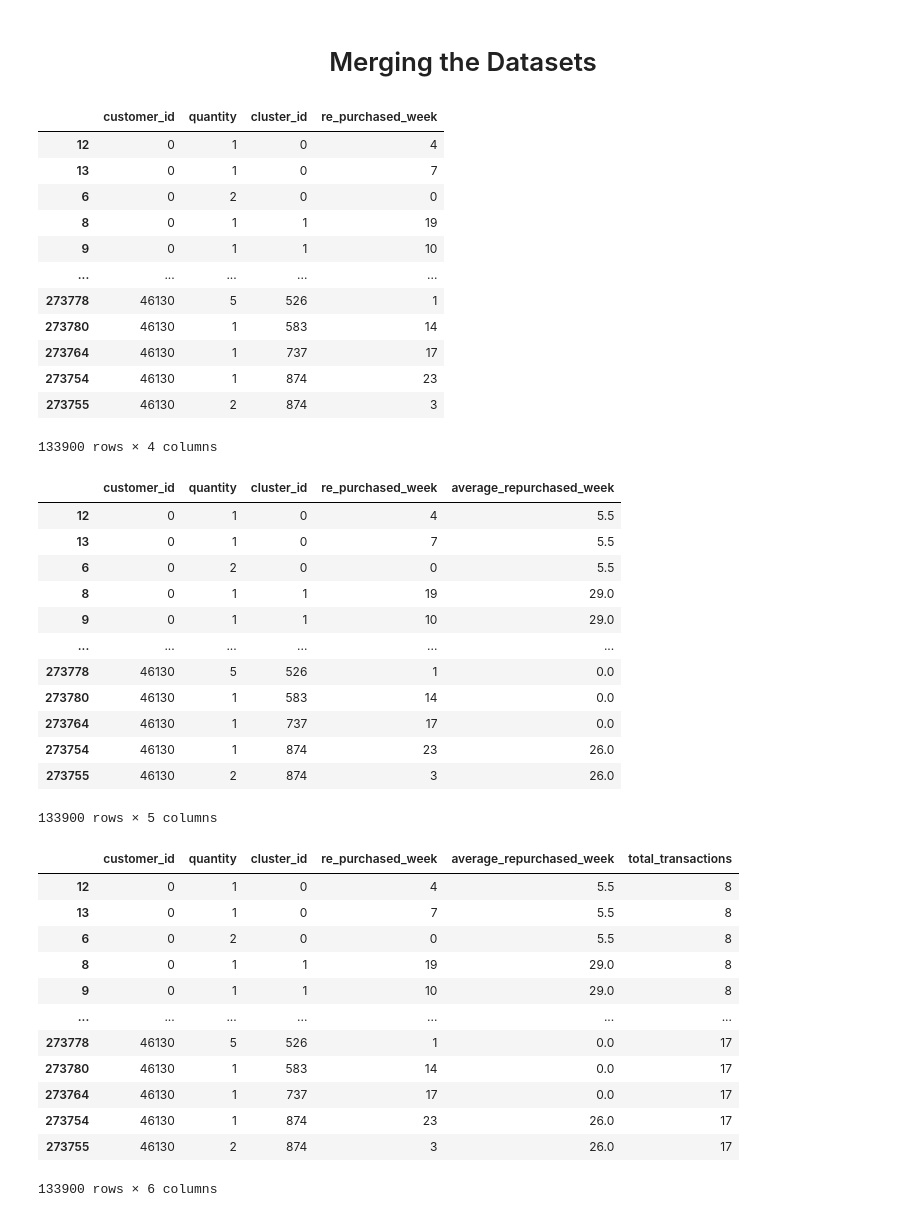
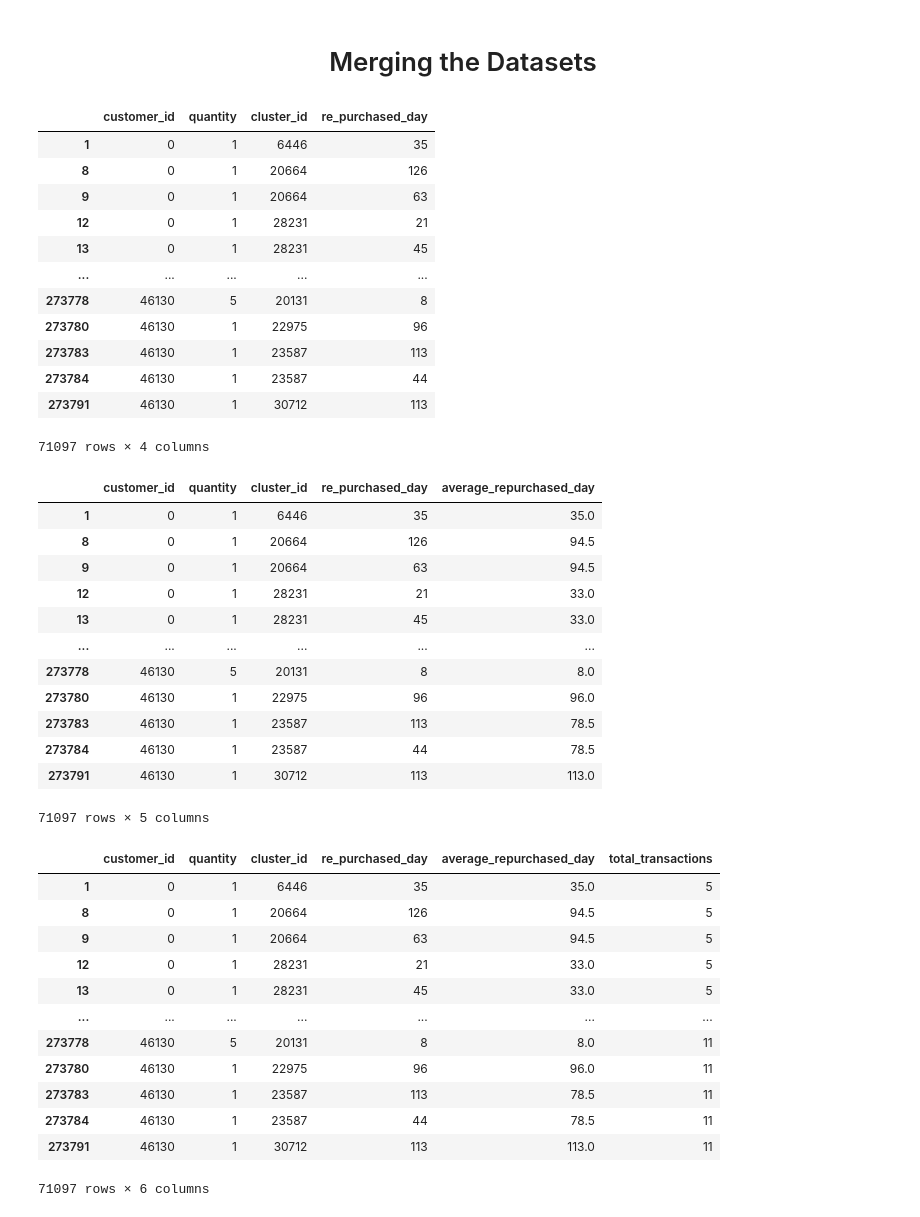
Before and after one commit to anildervis/YZV311_2425_150210307_150220344, a Jupyter notebook: data_analysis.ipynb, the cells around one changed output. Cells and saved outputs as stored; diff of their text form; code cells hidden in the pictures.

```diff
--- a/data_analysis.ipynb
+++ b/data_analysis.ipynb
@@ -295,5 +177,5 @@ merged_df
 273793 rows × 5 columns
 # %%
-merged_df['re_purchased_week'] = ((1 + (merged_df['next_purchase_date'] - merged_df['purchase_date']).dt.days / 7) / merged_df['quantity']).fillna(0).astype(int)
+merged_df['re_purchased_day'] = (((merged_df['next_purchase_date'] - merged_df['purchase_date']).dt.days) / merged_df['quantity']).fillna(0).astype(int)
 merged_df.head()
 # %% [output]
@@ -397,57 +296,57 @@ final_df.describe()
 # %%
 new_df
 # %% [output]
-|  | customer_id | quantity | cluster_id | re_purchased_week |
-| 12 | 0 | 1 | 0 | 4 |
-| 13 | 0 | 1 | 0 | 7 |
-| 6 | 0 | 2 | 0 | 0 |
-| 8 | 0 | 1 | 1 | 19 |
-| 9 | 0 | 1 | 1 | 10 |
+|  | customer_id | quantity | cluster_id | re_purchased_day |
+| 1 | 0 | 1 | 6446 | 35 |
+| 8 | 0 | 1 | 20664 | 126 |
+| 9 | 0 | 1 | 20664 | 63 |
+| 12 | 0 | 1 | 28231 | 21 |
+| 13 | 0 | 1 | 28231 | 45 |
 | ... | ... | ... | ... | ... |
-| 273778 | 46130 | 5 | 526 | 1 |
-| 273780 | 46130 | 1 | 583 | 14 |
-| 273764 | 46130 | 1 | 737 | 17 |
-| 273754 | 46130 | 1 | 874 | 23 |
-| 273755 | 46130 | 2 | 874 | 3 |
+| 273778 | 46130 | 5 | 20131 | 8 |
+| 273780 | 46130 | 1 | 22975 | 96 |
+| 273783 | 46130 | 1 | 23587 | 113 |
+| 273784 | 46130 | 1 | 23587 | 44 |
+| 273791 | 46130 | 1 | 30712 | 113 |
-133900 rows × 4 columns
+71097 rows × 4 columns
 # %%
-average_repurchased_week = new_df.groupby(['customer_id', 'cluster_id'])['re_purchased_week'].transform(lambda x: x.sum() / (len(x) - 1) if len(x) > 1 else 0)
+average_repurchased_day = new_df.groupby(['customer_id', 'cluster_id'])['re_purchased_day'].transform('mean')
 
-# Adding a new column for average_repurchased_week
-new_df['average_repurchased_week'] = average_repurchased_week
+# Adding a new column for average_repurchased_day
+new_df['average_repurchased_day'] = average_repurchased_day
 
 new_df
 # %% [output]
-|  | customer_id | quantity | cluster_id | re_purchased_week | average_repurchased_week |
-| 12 | 0 | 1 | 0 | 4 | 5.5 |
-| 13 | 0 | 1 | 0 | 7 | 5.5 |
-| 6 | 0 | 2 | 0 | 0 | 5.5 |
-| 8 | 0 | 1 | 1 | 19 | 29.0 |
-| 9 | 0 | 1 | 1 | 10 | 29.0 |
+|  | customer_id | quantity | cluster_id | re_purchased_day | average_repurchased_day |
+| 1 | 0 | 1 | 6446 | 35 | 35.0 |
+| 8 | 0 | 1 | 20664 | 126 | 94.5 |
+| 9 | 0 | 1 | 20664 | 63 | 94.5 |
+| 12 | 0 | 1 | 28231 | 21 | 33.0 |
+| 13 | 0 | 1 | 28231 | 45 | 33.0 |
 | ... | ... | ... | ... | ... | ... |
-| 273778 | 46130 | 5 | 526 | 1 | 0.0 |
-| 273780 | 46130 | 1 | 583 | 14 | 0.0 |
-| 273764 | 46130 | 1 | 737 | 17 | 0.0 |
-| 273754 | 46130 | 1 | 874 | 23 | 26.0 |
-| 273755 | 46130 | 2 | 874 | 3 | 26.0 |
+| 273778 | 46130 | 5 | 20131 | 8 | 8.0 |
+| 273780 | 46130 | 1 | 22975 | 96 | 96.0 |
+| 273783 | 46130 | 1 | 23587 | 113 | 78.5 |
+| 273784 | 46130 | 1 | 23587 | 44 | 78.5 |
+| 273791 | 46130 | 1 | 30712 | 113 | 113.0 |
-133900 rows × 5 columns
+71097 rows × 5 columns
 # %%
 new_df['total_transactions'] = new_df.groupby('customer_id')['customer_id'].transform('count')
 new_df
 # %% [output]
-|  | customer_id | quantity | cluster_id | re_purchased_week | average_repurchased_week | total_transactions |
-| 12 | 0 | 1 | 0 | 4 | 5.5 | 8 |
-| 13 | 0 | 1 | 0 | 7 | 5.5 | 8 |
-| 6 | 0 | 2 | 0 | 0 | 5.5 | 8 |
-| 8 | 0 | 1 | 1 | 19 | 29.0 | 8 |
-| 9 | 0 | 1 | 1 | 10 | 29.0 | 8 |
+|  | customer_id | quantity | cluster_id | re_purchased_day | average_repurchased_day | total_transactions |
+| 1 | 0 | 1 | 6446 | 35 | 35.0 | 5 |
+| 8 | 0 | 1 | 20664 | 126 | 94.5 | 5 |
+| 9 | 0 | 1 | 20664 | 63 | 94.5 | 5 |
+| 12 | 0 | 1 | 28231 | 21 | 33.0 | 5 |
+| 13 | 0 | 1 | 28231 | 45 | 33.0 | 5 |
 | ... | ... | ... | ... | ... | ... | ... |
-| 273778 | 46130 | 5 | 526 | 1 | 0.0 | 17 |
-| 273780 | 46130 | 1 | 583 | 14 | 0.0 | 17 |
-| 273764 | 46130 | 1 | 737 | 17 | 0.0 | 17 |
-| 273754 | 46130 | 1 | 874 | 23 | 26.0 | 17 |
-| 273755 | 46130 | 2 | 874 | 3 | 26.0 | 17 |
+| 273778 | 46130 | 5 | 20131 | 8 | 8.0 | 11 |
+| 273780 | 46130 | 1 | 22975 | 96 | 96.0 | 11 |
+| 273783 | 46130 | 1 | 23587 | 113 | 78.5 | 11 |
+| 273784 | 46130 | 1 | 23587 | 44 | 78.5 | 11 |
+| 273791 | 46130 | 1 | 30712 | 113 | 113.0 | 11 |
-133900 rows × 6 columns
+71097 rows × 6 columns
 # %%
 new_df['average_unit_per_transaction'] = new_df.groupby('customer_id')['quantity'].transform('mean')
 new_df
```
Also changed, not shown: parts of 49 cells of this notebook.
